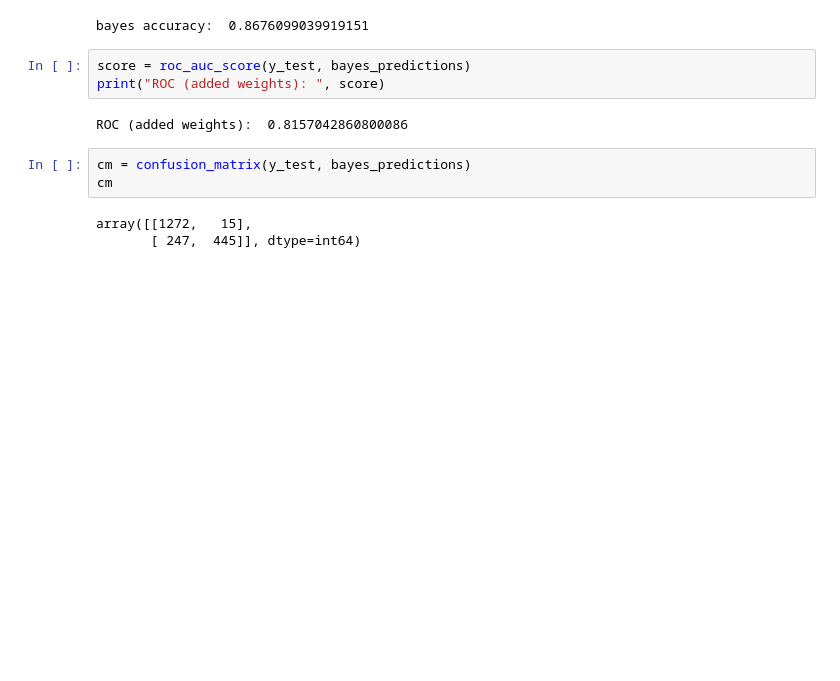
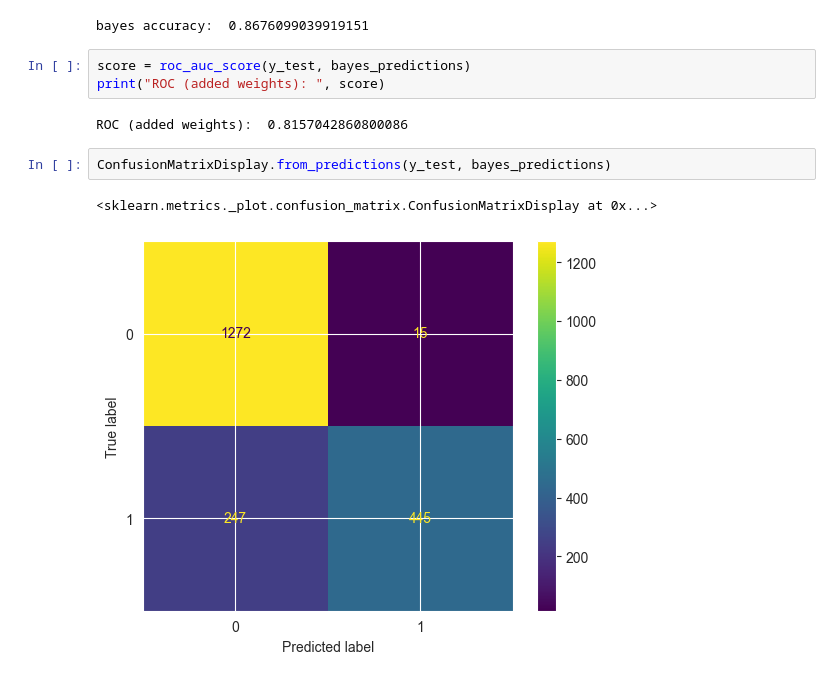
Before and after one commit to umbaranowska/PJATK_ZUM_projekt, a Jupyter notebook: 03_classic_ml/03_classic_ml.ipynb, the cells around one changed output. Saved outputs shown, nothing was run; the diff lists cells and outputs as text; blank space fills up the shorter version.

```diff
--- a/03_classic_ml/03_classic_ml.ipynb
+++ b/03_classic_ml/03_classic_ml.ipynb
@@ -86,9 +107,8 @@ score = roc_auc_score(y_test, bayes_predictions)
 print("ROC (added weights): ", score)
 # %% [output]
 ROC (added weights):  0.8157042860800086
-# %%
-cm = confusion_matrix(y_test, bayes_predictions)
-cm
-# %% [output]
-array([[1272,   15],
-       [ 247,  445]], dtype=int64)
+# %%
+ConfusionMatrixDisplay.from_predictions(y_test, bayes_predictions)
+# %% [output]
+<sklearn.metrics._plot.confusion_matrix.ConfusionMatrixDisplay at 0x...>
+[figure, added]
```
Also changed, not shown: parts of 6 cells of this notebook, 24 other files.
